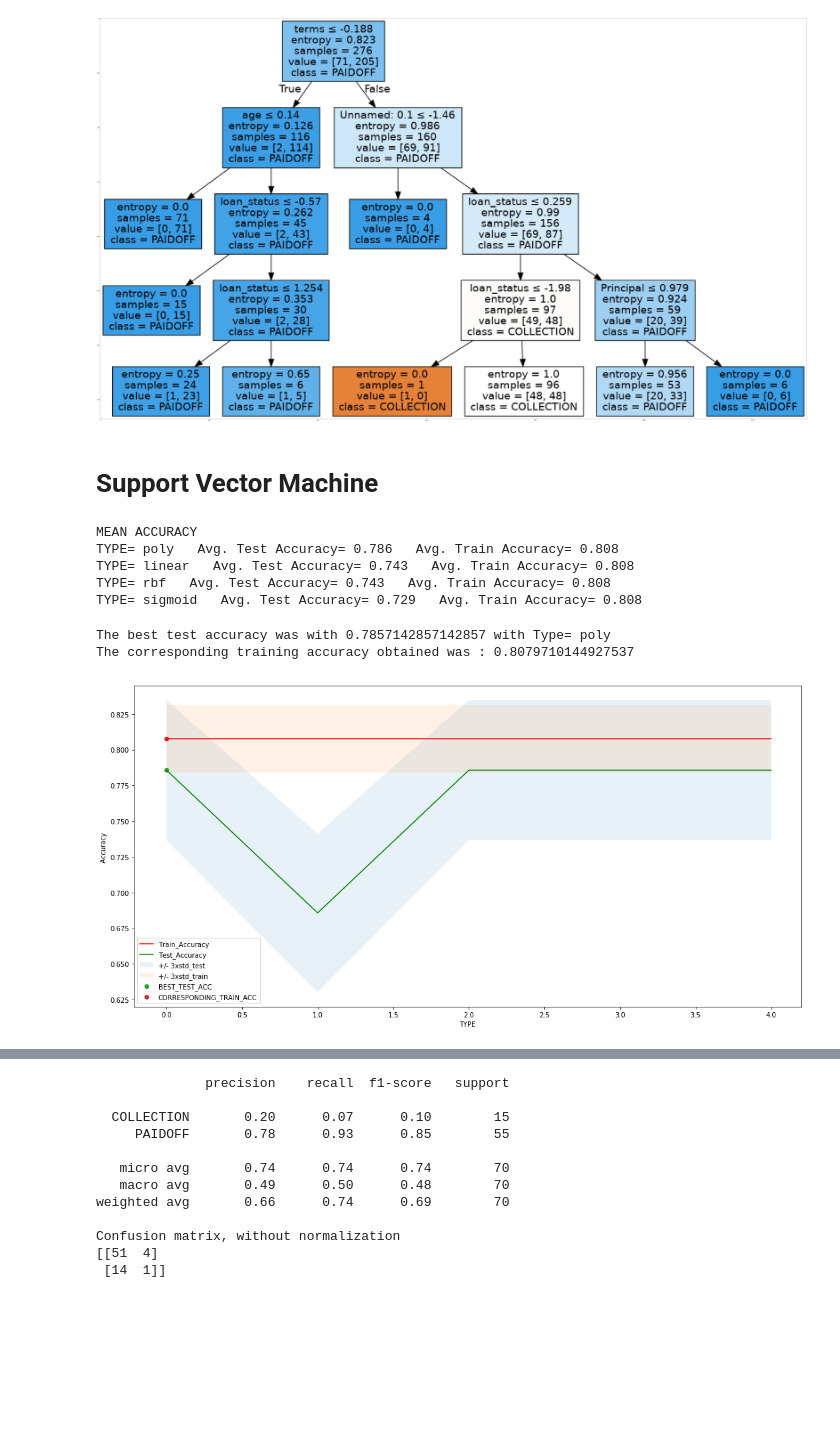
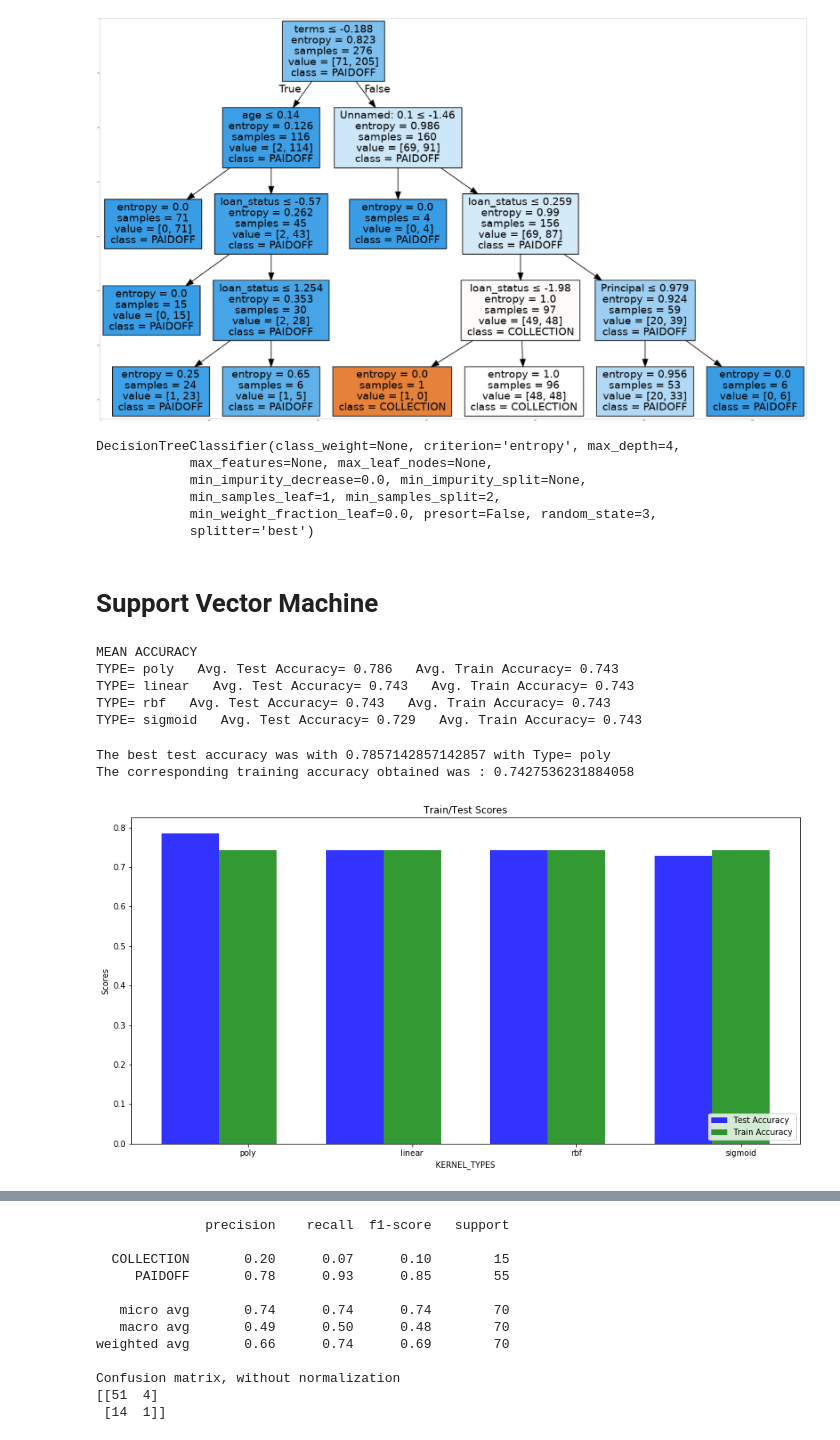
Before and after one commit to khanfarhan10/coursera-ml-capstone-project, a Jupyter notebook: ML_Project.ipynb, the cells around one changed output, grey strips where cells are left out. Saved outputs shown, nothing was run; the diff lists cells and outputs as text; code cells hidden in the pictures; blank space fills up the shorter version.

```diff
--- a/ML_Project.ipynb
+++ b/ML_Project.ipynb
@@ -231,6 +231,7 @@ Feature.head()
 Lets define feature sets, X:
 # %%
 X = Feature
+X_full=Feature
 X[0:5]
 # %% [output]
 |  | Principal | terms | age | Gender | weekend | Bechalor | High School or Below | college |
@@ -243,6 +244,7 @@ X[0:5]
 What are our lables?
 # %%
 y = df['loan_status'].values
+y_full=df['loan_status'].values
 y[0:5]
 # %% [output]
 array(['PAIDOFF', 'PAIDOFF', 'PAIDOFF', 'PAIDOFF', 'PAIDOFF'],
@@ -425,7 +419,14 @@ Test_Scores
 {'KNN-jaccard': 0.7857142857142857, 'KNN-f1-score': 0.7766540244416351}
 # %%
+#MODEL RECONSTRUCTION
 #Now train on the complete data of training set!
 #so that no data loss is encountered
+#with the best model
+
+best_k=mean_acc.argmax()+1  #7
+neigh = KNeighborsClassifier(n_neighbors = best_k).fit(X_full,y_full)
+#yhat=neigh.predict(X_test)
+#y_pred=neigh.predict(X_train)
 # %% [markdown]
 # Decision Tree
 # %%
@@ -516,6 +520,21 @@ plt.imshow(img,interpolation='nearest')
 # %% [output]
 <matplotlib.image.AxesImage at 0x...>
 [figure]
+# %%
+#MODEL RECONSTRUCTION
+#For no loss (20% test data was never used for training)
+loanTree = DecisionTreeClassifier(criterion="entropy", max_depth = 4,random_state=3)
+loanTree.fit(X_full, y_full)
+#y_pred=loanTree.predict(X_train)
+
+#y_pred_test=loanTree.predict(X_test)
+# %% [output]
+DecisionTreeClassifier(class_weight=None, criterion='entropy', max_depth=4,
+            max_features=None, max_leaf_nodes=None,
+            min_impurity_decrease=0.0, min_impurity_split=None,
+            min_samples_leaf=1, min_samples_split=2,
+            min_weight_fraction_leaf=0.0, presort=False, random_state=3,
+            splitter='best')
 # %% [markdown]
 # Support Vector Machine
 # %%
@@ -597,35 +613,73 @@ for i in range(length):
     print("TYPE=",KERNEL_TYPES[i],"  Avg. Test Accuracy=",test_acc,"  Avg. Train Accuracy=",train_acc)
 # %% [output]
 MEAN ACCURACY
-TYPE= poly   Avg. Test Accuracy= 0.786   Avg. Train Accuracy= 0.808
-TYPE= linear   Avg. Test Accuracy= 0.743   Avg. Train Accuracy= 0.808
-TYPE= rbf   Avg. Test Accuracy= 0.743   Avg. Train Accuracy= 0.808
-TYPE= sigmoid   Avg. Test Accuracy= 0.729   Avg. Train Accuracy= 0.808
+TYPE= poly   Avg. Test Accuracy= 0.786   Avg. Train Accuracy= 0.743
+TYPE= linear   Avg. Test Accuracy= 0.743   Avg. Train Accuracy= 0.743
+TYPE= rbf   Avg. Test Accuracy= 0.743   Avg. Train Accuracy= 0.743
+TYPE= sigmoid   Avg. Test Accuracy= 0.729   Avg. Train Accuracy= 0.743
 # %%
-print( "The best test accuracy was with", mean_acc.max(), "with Type=", KERNEL_TYPES[mean_acc.argmax()])
-print( "The corresponding training accuracy obtained was :",mean_acc_train[mean_acc.argmax()])
+"""
+
 
 plt.figure(figsize=(15,7.5))
 #comment the figure sizeif you want a small figure size
 plt.plot(range(length),mean_acc_train,'r')
 plt.plot(range(length),mean_acc,'g')
 plt.fill_between(range(length),mean_acc - 1 * std_acc,mean_acc + 1 * std_acc, alpha=0.10)
 plt.fill_between(range(length),mean_acc_train - 1 * std_acc_train,mean_acc_train + 1 * std_acc_train, alpha=0.10)
 
 
 plt.scatter( mean_acc.argmax(),  mean_acc.max())
 plt.scatter( mean_acc.argmax(),  mean_acc_train[mean_acc.argmax()])
 #plt.annotate("BEST_TEST_ACC", ( mean_acc.argmax()+1,  mean_acc.max()))
 #plt.annotate("CORRESPONDING_TRAIN_ACC", ( mean_acc.argmax()+1,  mean_acc_train[mean_acc.argmax()]))
 
 plt.legend(('Train_Accuracy ','Test_Accuracy ', '+/- 3xstd_test','+/- 3xstd_train','BEST_TEST_ACC','CORRESPONDING_TRAIN_ACC'))
 plt.ylabel('Accuracy ')
 plt.xlabel('TYPE')
 plt.tight_layout()
 plt.show()
 
 #this plot clearly shows that initially the model does overfit
+
+"""
+
+
+print( "The best test accuracy was with", mean_acc.max(), "with Type=", KERNEL_TYPES[mean_acc.argmax()])
+print( "The corresponding training accuracy obtained was :",mean_acc_train[mean_acc.argmax()])
+#THIS PROVIDES A BETTER VISUALIZATION
+# data to plot
+n_groups = length
+
+
+# create plot
+
+fig, ax = plt.subplots(figsize=(15,7.5))
+index = np.arange(length)
+bar_width = 0.35
+opacity = 0.8
+
+rects1 = plt.bar(index, mean_acc, bar_width,
+alpha=opacity,
+color='b',
+label='Test Accuracy')
+
+rects2 = plt.bar(index + bar_width, mean_acc_train, bar_width,
+alpha=opacity,
+color='g',
+label='Train Accuracy')
+
+
+plt.xlabel('KERNEL_TYPES')
+plt.ylabel('Scores')
+plt.title('Train/Test Scores')
+plt.xticks(index + bar_width, KERNEL_TYPES)
+plt.legend(loc='lower right')
+
+
+#plt.tight_layout()
+plt.show()
 # %% [output]
 The best test accuracy was with 0.7857142857142857 with Type= poly
-The corresponding training accuracy obtained was : 0.8079710144927537
+The corresponding training accuracy obtained was : 0.7427536231884058
-[figure, old version]
+[figure, new version]
```
Also changed, not shown: parts of 11 cells of this notebook.
